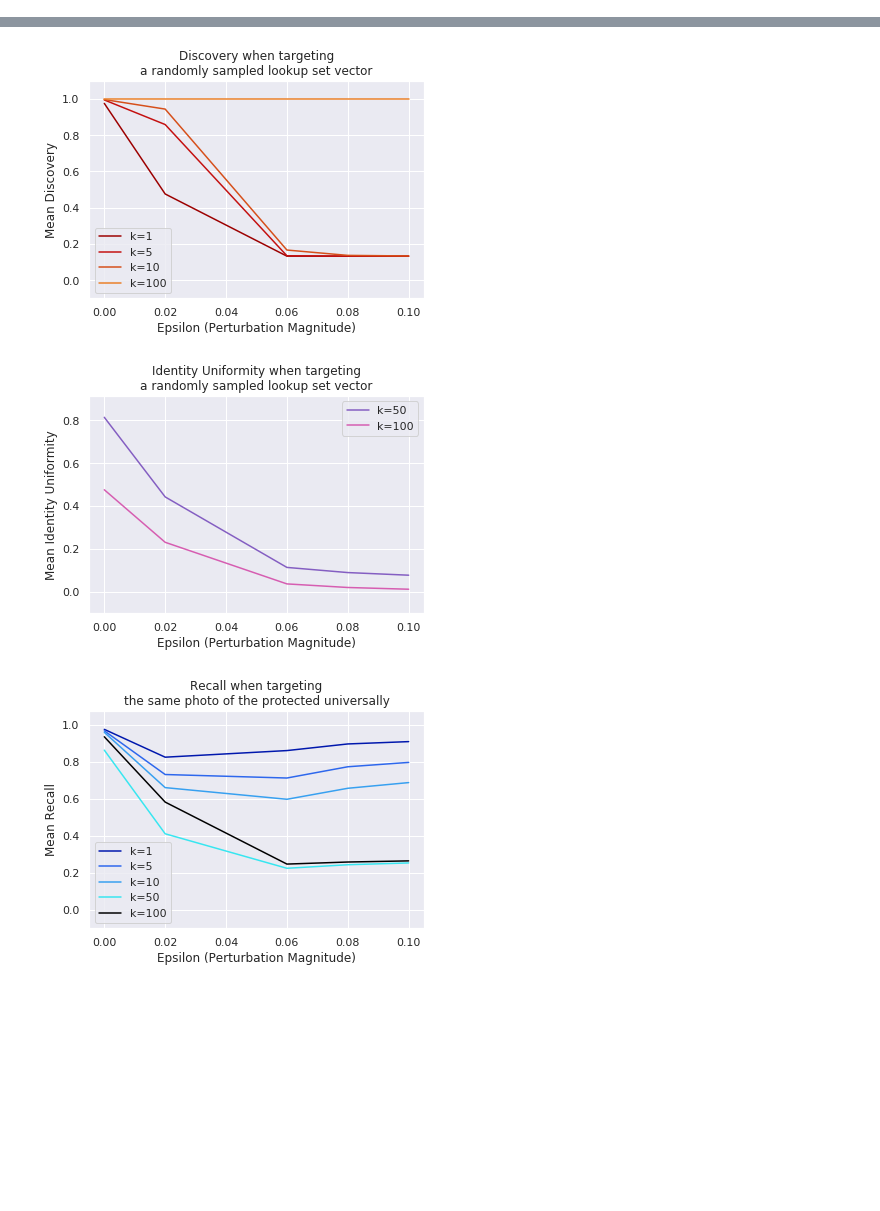
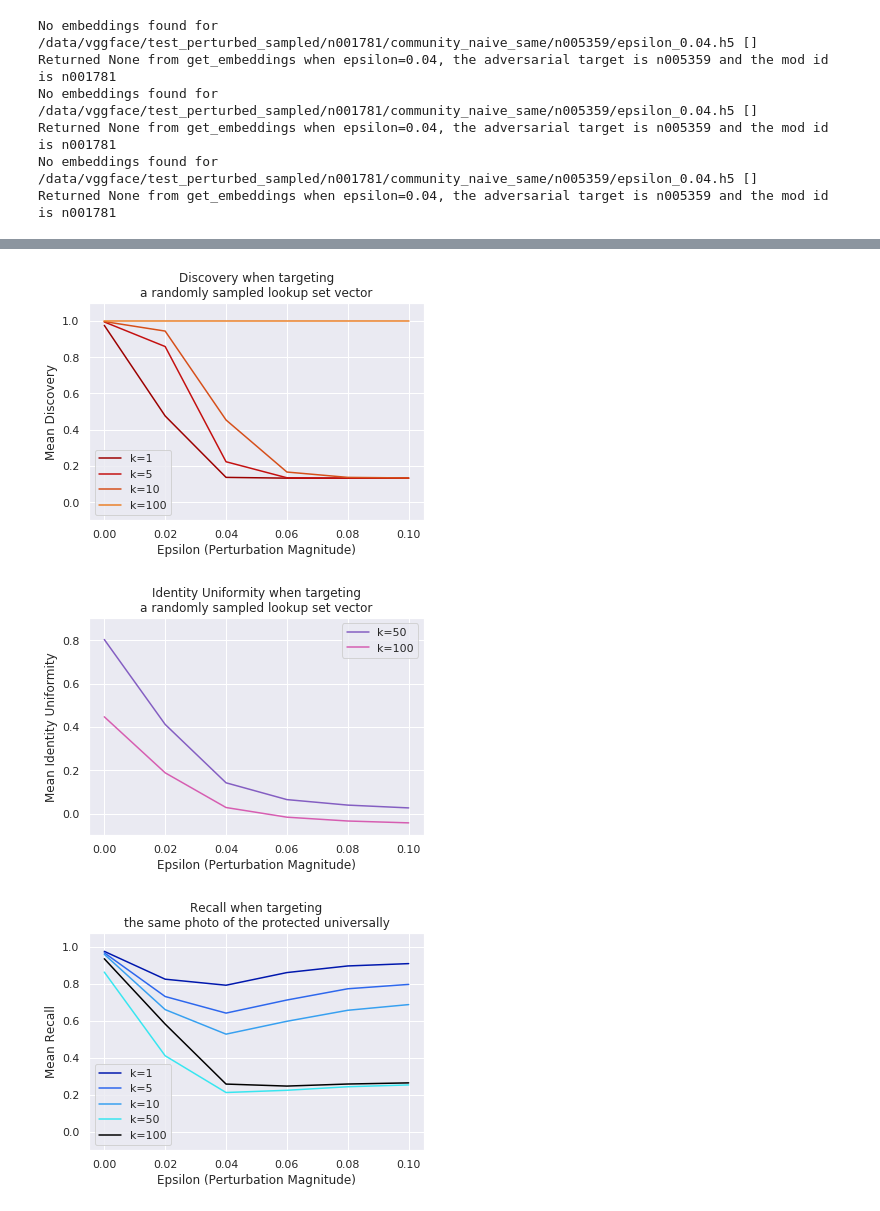
Before and after one commit to psturmfels/adversarial_faces, a Jupyter notebook: notebooks/plot_all.ipynb, the cells around one changed output, grey strips where cells are left out. Saved outputs shown, nothing was run; the diff lists cells and outputs as text; code cells hidden in the pictures; blank space fills up the shorter version.

```diff
--- a/notebooks/plot_all.ipynb
+++ b/notebooks/plot_all.ipynb
@@ -46,7 +46,7 @@ for attack_name in [
             "attack_name": attack_name,
             "path_to_adversarial": "/data/vggface/test_perturbed_sampled/{true}/" + attack_name + "/{target}/epsilon_{epsilon}.h5",
             "path_to_clean": "/data/vggface/test_preprocessed_sampled/{id}/embeddings.h5",
-            "epsilons": [0.0, 0.02, 0.06, 0.08, 0.1],
+            "epsilons": [0.0, 0.02, 0.04, 0.06, 0.08, 0.1],
             "identities": read_sampled_identities("../sampled_identities.txt").keys(),
             "save_base": "/home/ivan/pascal_adversarial_faces/figures"
         }
@@ -62,3 +62,9 @@ for attack_name in [
             **kwargs
         )
 # %% [output]
+No embeddings found for /data/vggface/test_perturbed_sampled/n001781/community_naive_same/n005359/epsilon_0.04.h5 []
+Returned None from get_embeddings when epsilon=0.04, the adversarial target is n005359 and the mod id is n001781
+No embeddings found for /data/vggface/test_perturbed_sampled/n001781/community_naive_same/n005359/epsilon_0.04.h5 []
+Returned None from get_embeddings when epsilon=0.04, the adversarial target is n005359 and the mod id is n001781
+No embeddings found for /data/vggface/test_perturbed_sampled/n001781/community_naive_same/n005359/epsilon_0.04.h5 []
+Returned None from get_embeddings when epsilon=0.04, the adversarial target is n005359 and the mod id is n001781
@@ -66,3 +72,3 @@ for attack_name in [
-[figure, old version]
+[figure, new version]
-[figure, old version]
+[figure, new version]
-[figure, old version]
+[figure, new version]
```
Also changed, not shown: parts of 2 cells of this notebook, 3 other files.
